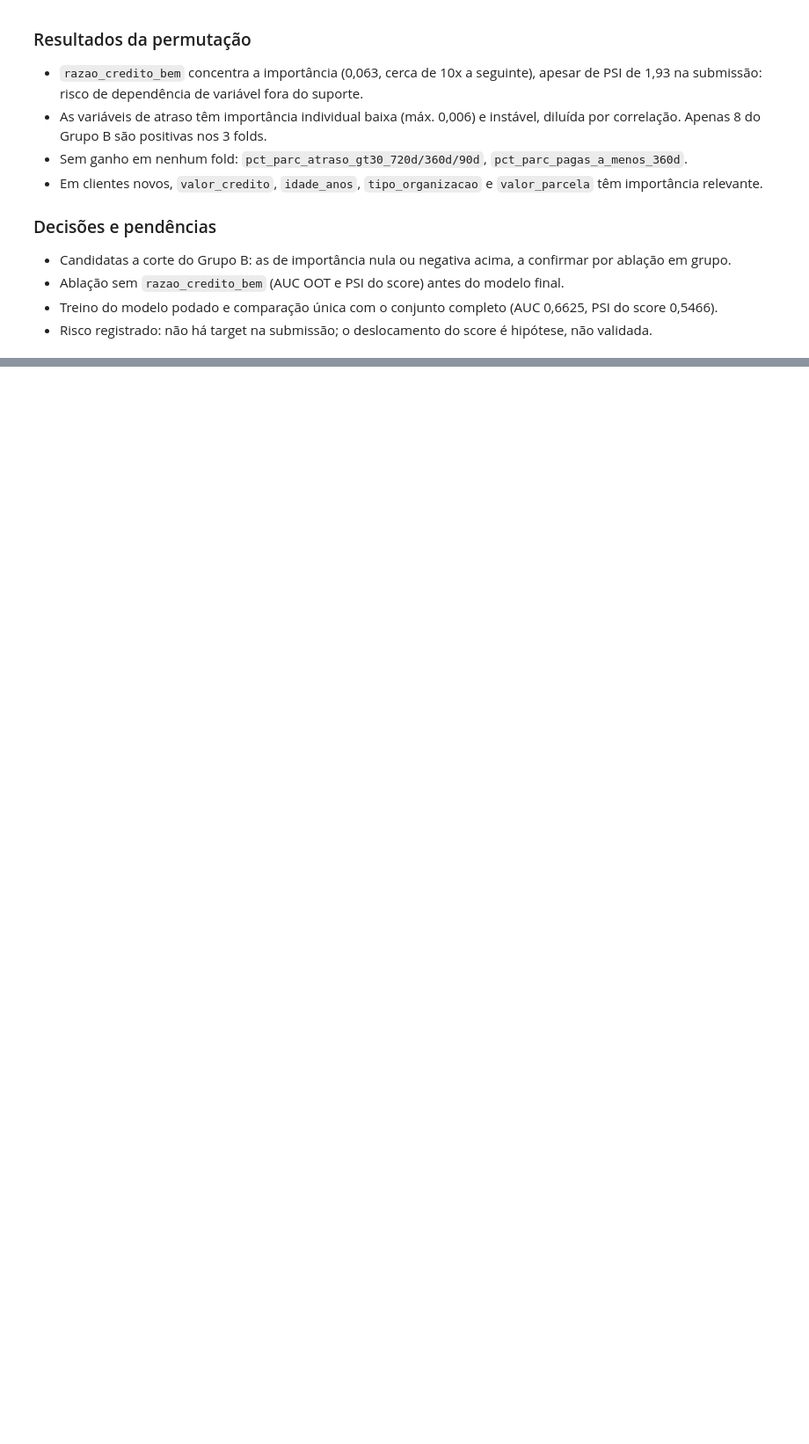
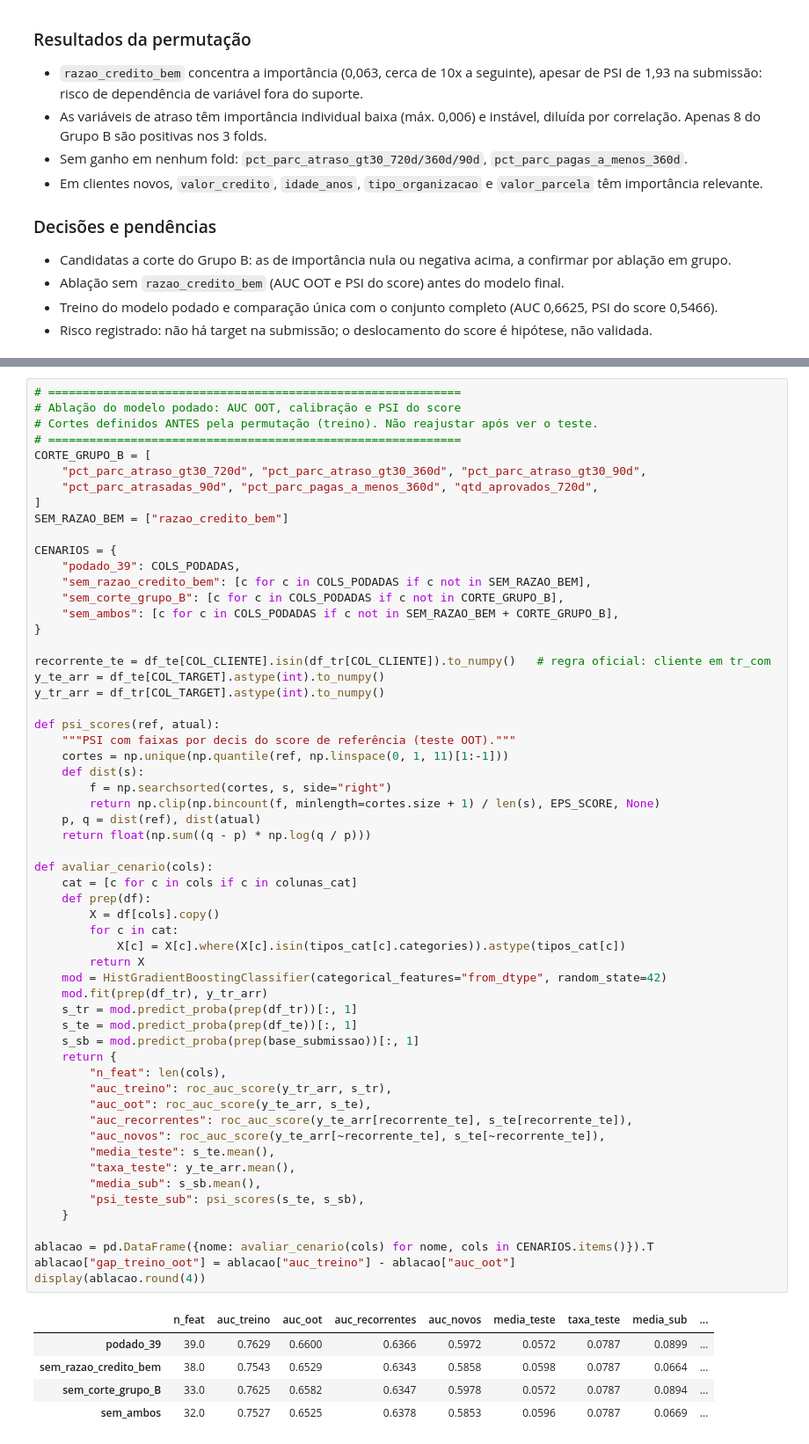
Before and after one commit to Gabverz/DS-Accelerator, a Jupyter notebook: notebooks/03_features_modelagem.ipynb, the cells around one changed output, grey strips where cells are left out. Shown at 88% size. Saved outputs shown, nothing was run; the diff lists cells and outputs as text; blank space fills up the shorter version.

```diff
--- a/notebooks/03_features_modelagem.ipynb
+++ b/notebooks/03_features_modelagem.ipynb
@@ -2062,0 +2065,64 @@ A seleção usou apenas o treino com embargo (`tr_com`); o teste OOT não partic
+# %%
+# ============================================================
+# Ablação do modelo podado: AUC OOT, calibração e PSI do score
+# Cortes definidos ANTES pela permutação (treino). Não reajustar após ver o teste.
+# ============================================================
+CORTE_GRUPO_B = [
+    "pct_parc_atraso_gt30_720d", "pct_parc_atraso_gt30_360d", "pct_parc_atraso_gt30_90d",
+    "pct_parc_atrasadas_90d", "pct_parc_pagas_a_menos_360d", "qtd_aprovados_720d",
+]
+SEM_RAZAO_BEM = ["razao_credito_bem"]
+
+CENARIOS = {
+    "podado_39": COLS_PODADAS,
+    "sem_razao_credito_bem": [c for c in COLS_PODADAS if c not in SEM_RAZAO_BEM],
+    "sem_corte_grupo_B": [c for c in COLS_PODADAS if c not in CORTE_GRUPO_B],
+    "sem_ambos": [c for c in COLS_PODADAS if c not in SEM_RAZAO_BEM + CORTE_GRUPO_B],
+}
+
+recorrente_te = df_te[COL_CLIENTE].isin(df_tr[COL_CLIENTE]).to_numpy()   # regra oficial: cliente em tr_com
+y_te_arr = df_te[COL_TARGET].astype(int).to_numpy()
+y_tr_arr = df_tr[COL_TARGET].astype(int).to_numpy()
+
+def psi_scores(ref, atual):
+    """PSI com faixas por decis do score de referência (teste OOT)."""
+    cortes = np.unique(np.quantile(ref, np.linspace(0, 1, 11)[1:-1]))
+    def dist(s):
+        f = np.searchsorted(cortes, s, side="right")
+        return np.clip(np.bincount(f, minlength=cortes.size + 1) / len(s), EPS_SCORE, None)
+    p, q = dist(ref), dist(atual)
+    return float(np.sum((q - p) * np.log(q / p)))
+
+def avaliar_cenario(cols):
+    cat = [c for c in cols if c in colunas_cat]
+    def prep(df):
+        X = df[cols].copy()
+        for c in cat:
+            X[c] = X[c].where(X[c].isin(tipos_cat[c].categories)).astype(tipos_cat[c])
+        return X
+    mod = HistGradientBoostingClassifier(categorical_features="from_dtype", random_state=42)
+    mod.fit(prep(df_tr), y_tr_arr)
+    s_tr = mod.predict_proba(prep(df_tr))[:, 1]
+    s_te = mod.predict_proba(prep(df_te))[:, 1]
+    s_sb = mod.predict_proba(prep(base_submissao))[:, 1]
+    return {
+        "n_feat": len(cols),
+        "auc_treino": roc_auc_score(y_tr_arr, s_tr),
+        "auc_oot": roc_auc_score(y_te_arr, s_te),
+        "auc_recorrentes": roc_auc_score(y_te_arr[recorrente_te], s_te[recorrente_te]),
+        "auc_novos": roc_auc_score(y_te_arr[~recorrente_te], s_te[~recorrente_te]),
+        "media_teste": s_te.mean(),
+        "taxa_teste": y_te_arr.mean(),
+        "media_sub": s_sb.mean(),
+        "psi_teste_sub": psi_scores(s_te, s_sb),
+    }
+
+ablacao = pd.DataFrame({nome: avaliar_cenario(cols) for nome, cols in CENARIOS.items()}).T
+ablacao["gap_treino_oot"] = ablacao["auc_treino"] - ablacao["auc_oot"]
+display(ablacao.round(4))
+# %% [output]
+|  | n_feat | auc_treino | auc_oot | auc_recorrentes | auc_novos | media_teste | taxa_teste | media_sub | ... |
+| podado_39 | 39.0 | 0.7629 | 0.6600 | 0.6366 | 0.5972 | 0.0572 | 0.0787 | 0.0899 | ... |
+| sem_razao_credito_bem | 38.0 | 0.7543 | 0.6529 | 0.6343 | 0.5858 | 0.0598 | 0.0787 | 0.0664 | ... |
+| sem_corte_grupo_B | 33.0 | 0.7625 | 0.6582 | 0.6347 | 0.5978 | 0.0572 | 0.0787 | 0.0894 | ... |
+| sem_ambos | 32.0 | 0.7527 | 0.6525 | 0.6378 | 0.5853 | 0.0596 | 0.0787 | 0.0669 | ... |
```
Also changed, not shown: parts of 4 cells of this notebook.
